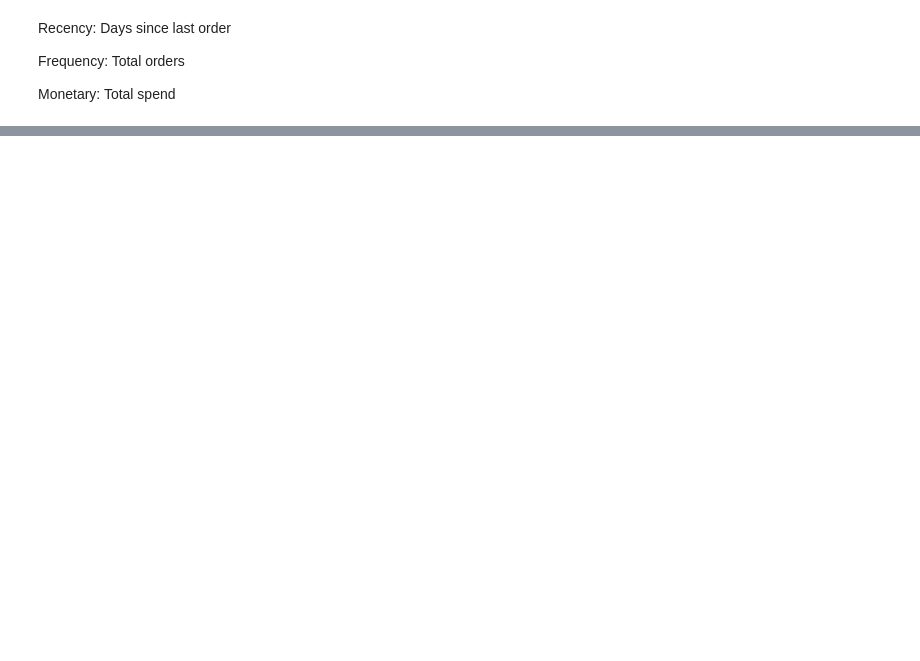
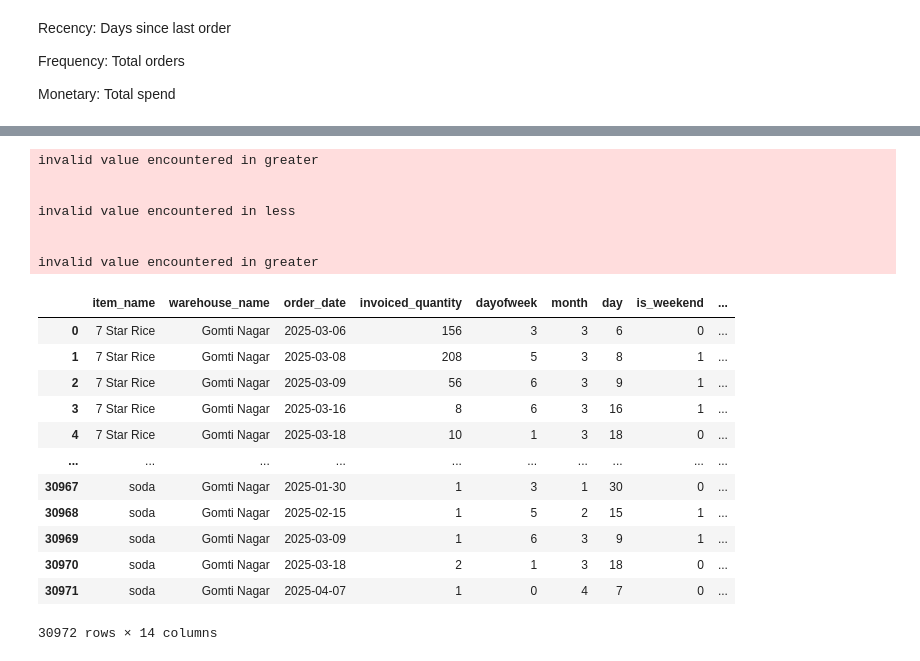
Before and after one commit to RujhaanTaneja/UnORG-SC-DS-MID-PREP_TEAM_HYPERION_Submission, a Jupyter notebook: Rajan'sCodeFiles/gc_tech.ipynb, the cells around one changed output, grey strips where cells are left out. Drawn from its saved outputs; the diff is of its cells as text; code cells hidden in the pictures; blank space fills up the shorter version.

```diff
--- a/Rajan'sCodeFiles/gc_tech.ipynb
+++ b/Rajan'sCodeFiles/gc_tech.ipynb
@@ -812,0 +932,39 @@ dow_var
+# %%
+features['avg_last_7d'] = df.groupby(['item_name', 'warehouse_name'])['invoiced_quantity'].transform(lambda x: x.shift(1).rolling(7).mean())
+features['avg_last_14d'] = df.groupby(['item_name', 'warehouse_name'])['invoiced_quantity'].transform(lambda x: x.shift(1).rolling(14).mean())
+# Rolling std over last 7 days
+features['std_last_7d'] = df.groupby(['item_name', 'warehouse_name'])['invoiced_quantity'].transform(lambda x: x.shift(1).rolling(7).std())
+
+# Days since last sale
+def days_since_last_sale(x):
+    last_day = -1
+    result = []
+    for i, val in enumerate(x):
+        if val > 0:
+            last_day = i
+        result.append(i - last_day if last_day != -1 else np.nan)
+    return result
+
+features['days_since_last_sale'] = df.groupby(['item_name', 'warehouse_name'])['invoiced_quantity'].transform(days_since_last_sale)
+features
+# %% [output]
+invalid value encountered in greater
+
+
+invalid value encountered in less
+
+
+invalid value encountered in greater
+|  | item_name | warehouse_name | order_date | invoiced_quantity | dayofweek | month | day | is_weekend | ... |
+| 0 | 7 Star Rice | Gomti Nagar | 2025-03-06 | 156 | 3 | 3 | 6 | 0 | ... |
+| 1 | 7 Star Rice | Gomti Nagar | 2025-03-08 | 208 | 5 | 3 | 8 | 1 | ... |
+| 2 | 7 Star Rice | Gomti Nagar | 2025-03-09 | 56 | 6 | 3 | 9 | 1 | ... |
+| 3 | 7 Star Rice | Gomti Nagar | 2025-03-16 | 8 | 6 | 3 | 16 | 1 | ... |
+| 4 | 7 Star Rice | Gomti Nagar | 2025-03-18 | 10 | 1 | 3 | 18 | 0 | ... |
+| ... | ... | ... | ... | ... | ... | ... | ... | ... | ... |
+| 30967 | soda | Gomti Nagar | 2025-01-30 | 1 | 3 | 1 | 30 | 0 | ... |
+| 30968 | soda | Gomti Nagar | 2025-02-15 | 1 | 5 | 2 | 15 | 1 | ... |
+| 30969 | soda | Gomti Nagar | 2025-03-09 | 1 | 6 | 3 | 9 | 1 | ... |
+| 30970 | soda | Gomti Nagar | 2025-03-18 | 2 | 1 | 3 | 18 | 0 | ... |
+| 30971 | soda | Gomti Nagar | 2025-04-07 | 1 | 0 | 4 | 7 | 0 | ... |
+30972 rows × 14 columns
```
Also changed, not shown: parts of 57 cells of this notebook.
